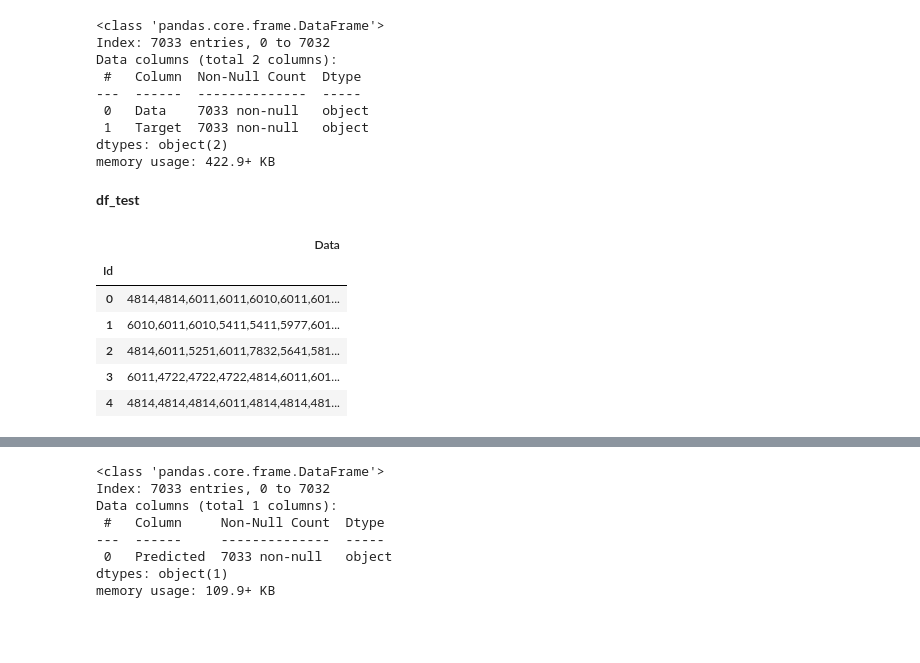
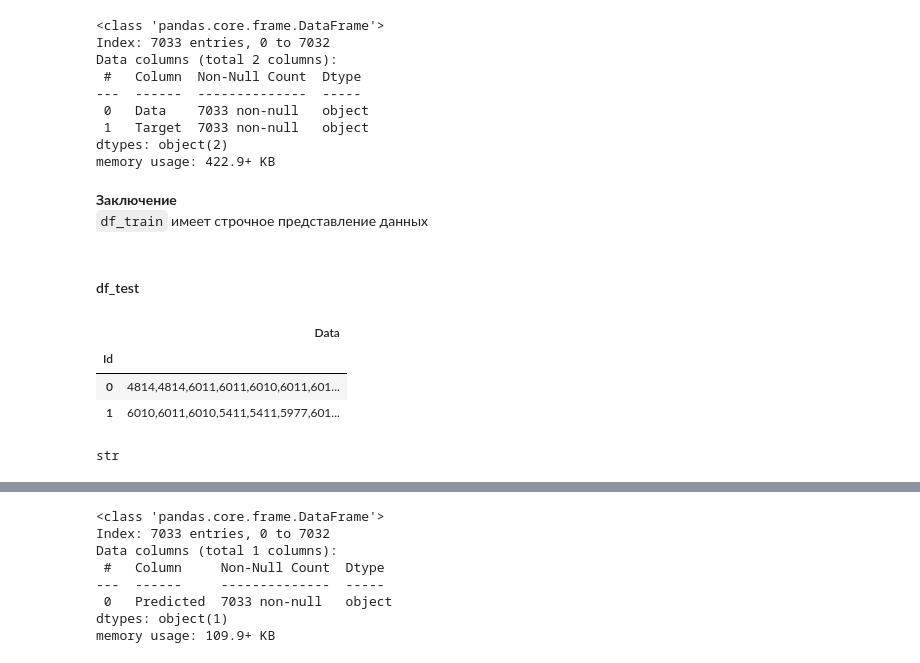
Before and after one commit to observer012/Pet_projects, a Jupyter notebook: kaggle Alfa-bank/Alfa_task.ipynb, the cells around one changed output, grey strips where cells are left out. Saved outputs shown, nothing was run; the diff lists cells and outputs as text; code cells hidden in the pictures; blank space fills up the shorter version.

```diff
--- a/kaggle Alfa-bank/Alfa_task.ipynb
+++ b/kaggle Alfa-bank/Alfa_task.ipynb
@@ -101,18 +110,22 @@ Data columns (total 2 columns):
  1   Target  7033 non-null   object
 dtypes: object(2)
 memory usage: 422.9+ KB
+# %% [markdown]
+**Заключение**\
+`df_train` имеет строчное представление данных
 # %% [markdown]
-**df_test**
+#### df_test
 # %%
-df_test.head(5)
+df_test.head(2)
 # %% [output]
 |  | Data |
 | Id |  |
 | 0 | 4814,4814,6011,6011,6010,6011,601... |
 | 1 | 6010,6011,6010,5411,5411,5977,601... |
-| 2 | 4814,6011,5251,6011,7832,5641,581... |
-| 3 | 6011,4722,4722,4722,4814,6011,601... |
-| 4 | 4814,4814,4814,6011,4814,4814,481... |
+# %%
+type(df_test.loc[0, 'Data'])
+# %% [output]
+str
 # %%
 df_test.info()
 # %% [output]
```
Also changed, not shown: parts of 37 cells of this notebook.
